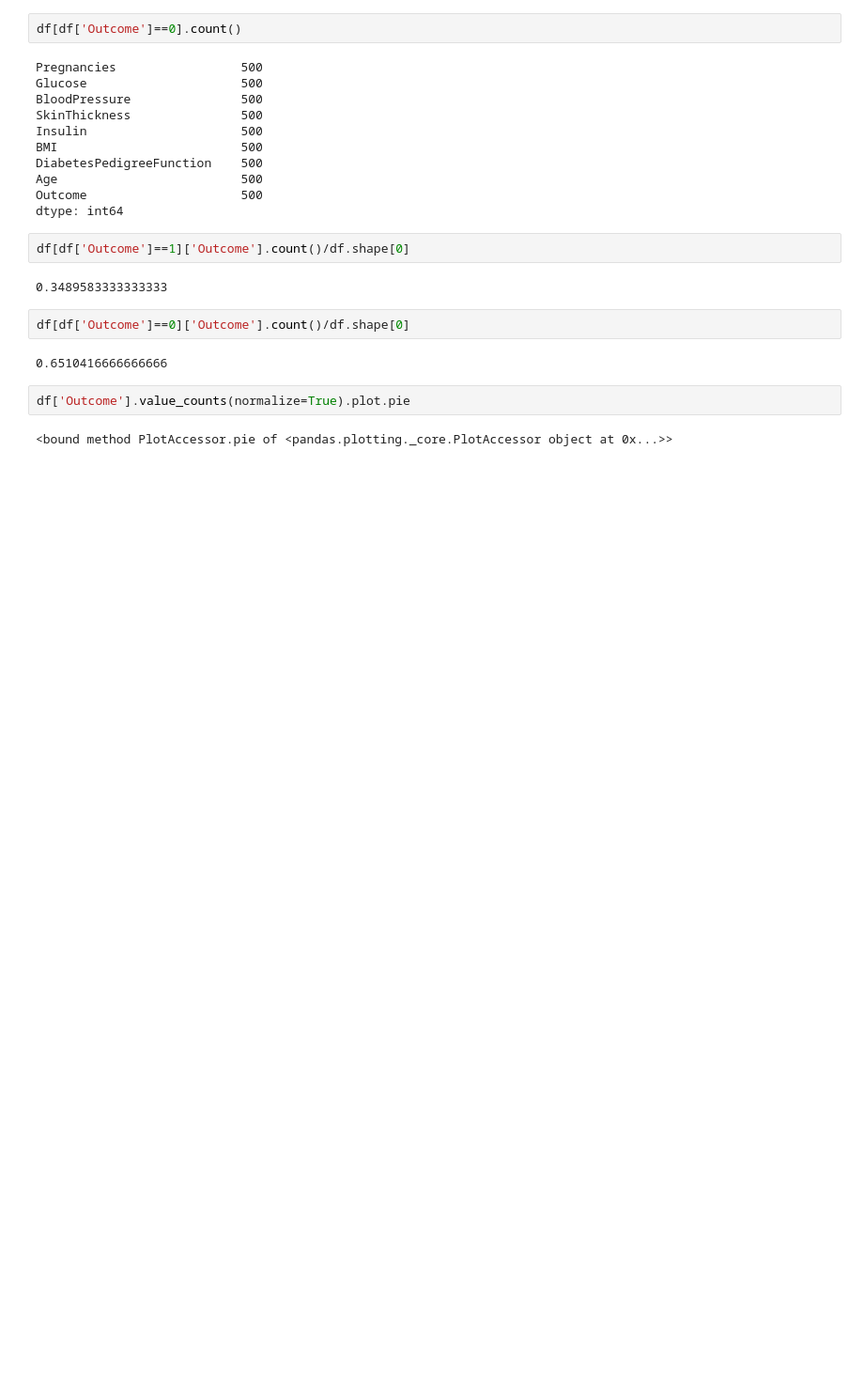
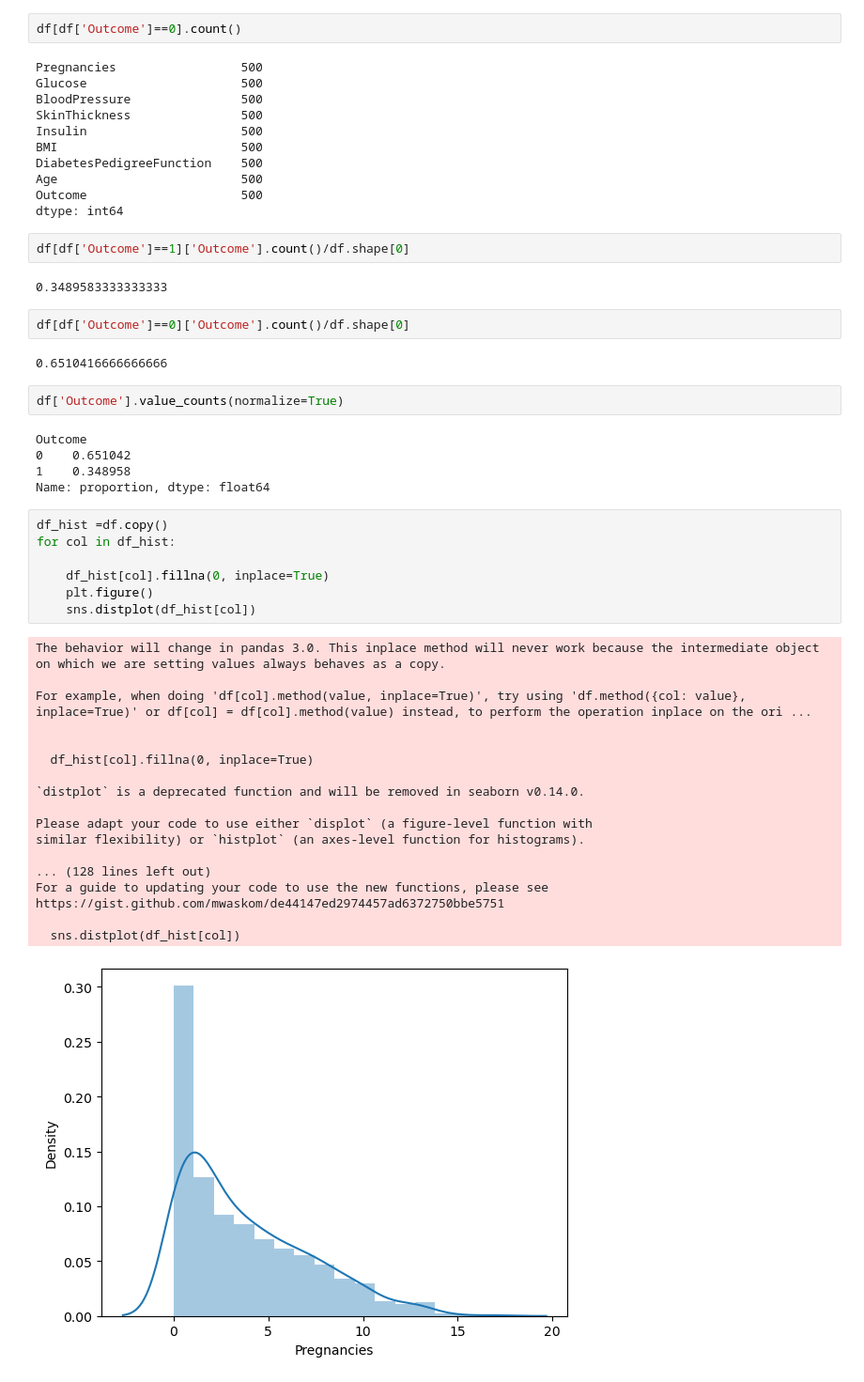
Before and after one commit to touXik/Diab-te-d-tection, a Jupyter notebook: notebooks/2)Exploration de données.ipynb, the cells around one changed output. Shown: that part at 94% size. Saved outputs shown, nothing was run; the diff lists cells and outputs as text; blank space fills up the shorter version.

```diff
--- a/notebooks/2)Exploration de données.ipynb
+++ b/notebooks/2)Exploration de données.ipynb
@@ -226,6 +226,35 @@ df[df['Outcome']==0]['Outcome'].count()/df.shape[0]
 # %% [output]
 0.6510416666666666
 # %%
-df['Outcome'].value_counts(normalize=True).plot.pie
+df['Outcome'].value_counts(normalize=True)
 # %% [output]
-<bound method PlotAccessor.pie of <pandas.plotting._core.PlotAccessor object at 0x...>>
+Outcome
+0    0.651042
+1    0.348958
+Name: proportion, dtype: float64
+# %%
+df_hist =df.copy()
+for col in df_hist:
+
+    df_hist[col].fillna(0, inplace=True)
+    plt.figure()
+    sns.distplot(df_hist[col])
+# %% [output]
+The behavior will change in pandas 3.0. This inplace method will never work because the intermediate object on which we are setting values always behaves as a copy.
+
+For example, when doing 'df[col].method(value, inplace=True)', try using 'df.method({col: value}, inplace=True)' or df[col] = df[col].method(value) instead, to perform the operation inplace on the ori ...
+
+
+  df_hist[col].fillna(0, inplace=True)
+
+`distplot` is a deprecated function and will be removed in seaborn v0.14.0.
+
+Please adapt your code to use either `displot` (a figure-level function with
+similar flexibility) or `histplot` (an axes-level function for histograms).
+
+... (128 lines left out)
+For a guide to updating your code to use the new functions, please see
+https://gist.github.com/mwaskom/de44147ed2974457ad6372750bbe5751
+
+  sns.distplot(df_hist[col])
+[figure, added]
```
Also changed, not shown: parts of 2 cells of this notebook.
